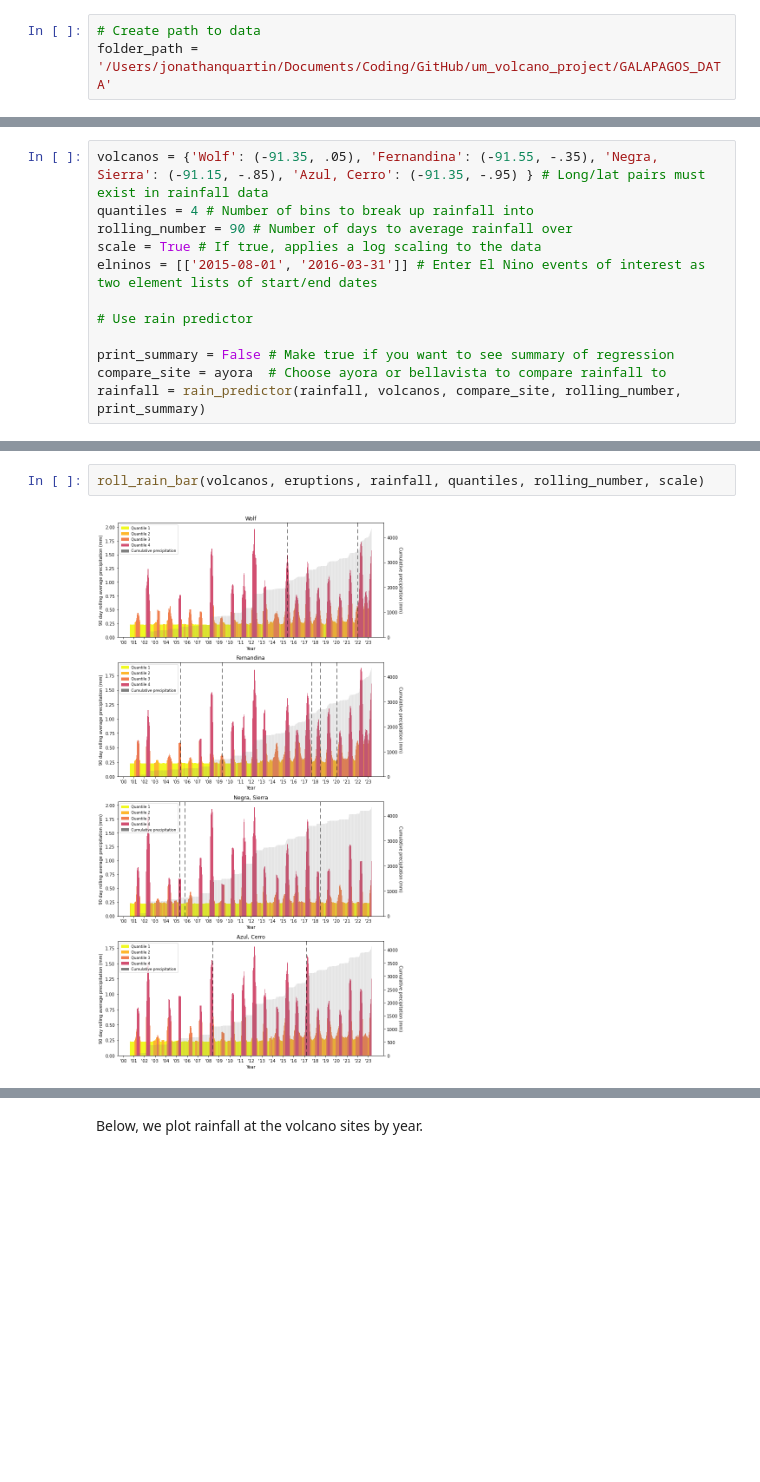
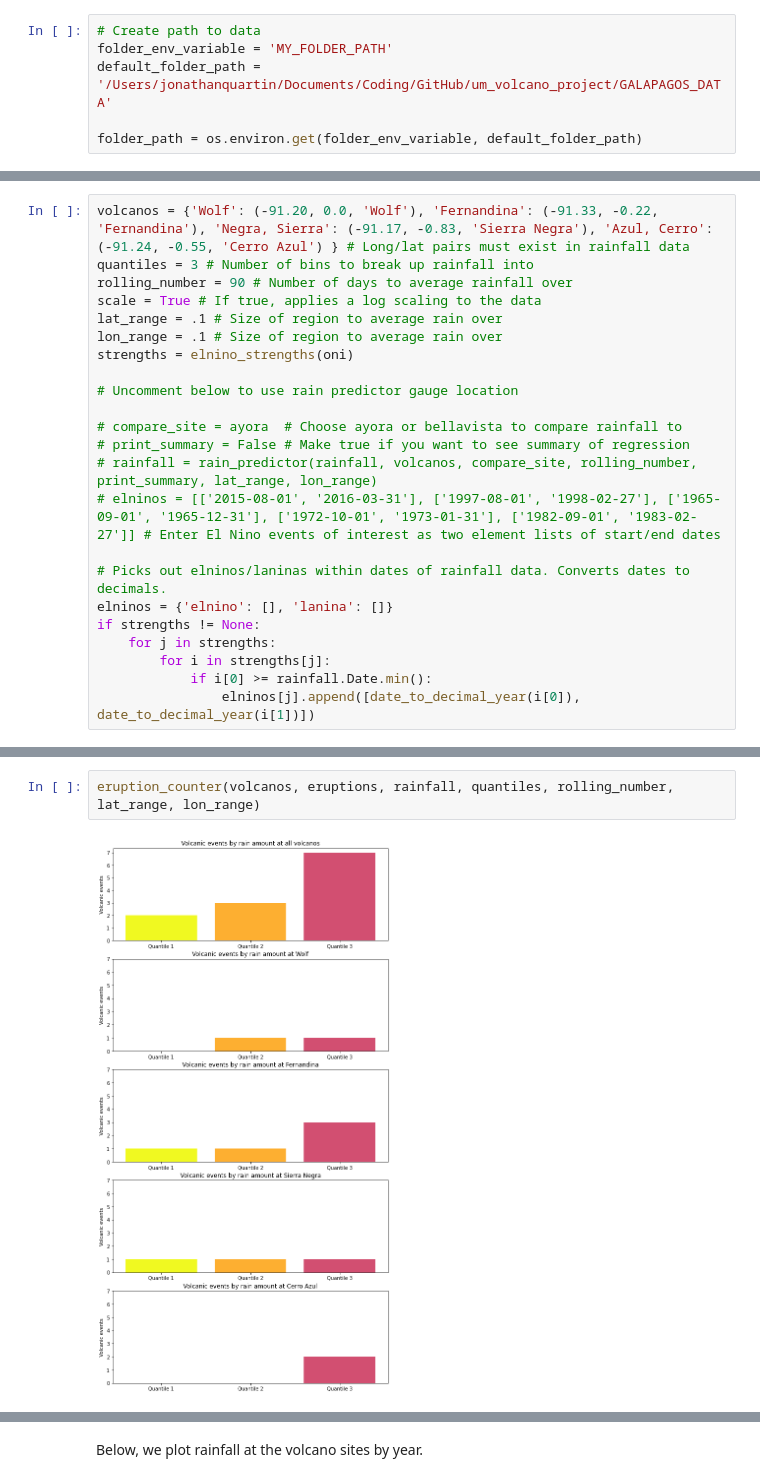
Before and after one commit to jonathan-quartin/um_volcano_project, a Jupyter notebook: plot_data.ipynb, the cells around one changed output, grey strips where cells are left out. Saved outputs shown, nothing was run; the diff lists cells and outputs as text; blank space fills up the shorter version.

```diff
--- a/plot_data.ipynb
+++ b/plot_data.ipynb
@@ -12,6 +12,9 @@ from helper_functions import date_to_decimal_year, roll_rain_bar, eruption_count
 # %%
 # Create path to data
-folder_path = '/Users/jonathanquartin/Documents/Coding/GitHub/um_volcano_project/GALAPAGOS_DATA'
+folder_env_variable = 'MY_FOLDER_PATH'
+default_folder_path = '/Users/jonathanquartin/Documents/Coding/GitHub/um_volcano_project/GALAPAGOS_DATA'
+
+folder_path = os.environ.get(folder_env_variable, default_folder_path)
 # %%
 # Import tables
 eruptions = pd.read_csv(os.path.join(folder_path, "eruptions_galapagos3.csv"))
@@ -26,13 +31,24 @@ Rainfall data must have columns: 'Date', 'Longitude', 'Latitude', 'Precipitation
-# %%
-volcanos = {'Wolf': (-91.35, .05), 'Fernandina': (-91.55, -.35), 'Negra, Sierra': (-91.15, -.85), 'Azul, Cerro': (-91.35, -.95) } # Long/lat pairs must exist in rainfall data
-quantiles = 4 # Number of bins to break up rainfall into
-rolling_number = 90 # Number of days to average rainfall over
-scale = True # If true, applies a log scaling to the data
-elninos = [['2015-08-01', '2016-03-31']] # Enter El Nino events of interest as two element lists of start/end dates
-
-# Use rain predictor
-
-print_summary = False # Make true if you want to see summary of regression
-compare_site = ayora  # Choose ayora or bellavista to compare rainfall to
-rainfall = rain_predictor(rainfall, volcanos, compare_site, rolling_number, print_summary)
+# %%
+volcanos = {'Wolf': (-91.20, 0.0, 'Wolf'), 'Fernandina': (-91.33, -0.22, 'Fernandina'), 'Negra, Sierra': (-91.17, -0.83, 'Sierra Negra'), 'Azul, Cerro': (-91.24, -0.55, 'Cerro Azul') } # Long/lat pairs must exist in rainfall data
+quantiles = 3 # Number of bins to break up rainfall into
+rolling_number = 90 # Number of days to average rainfall over
+scale = True # If true, applies a log scaling to the data
+lat_range = .1 # Size of region to average rain over
+lon_range = .1 # Size of region to average rain over
+strengths = elnino_strengths(oni)
+
+# Uncomment below to use rain predictor gauge location
+
+# compare_site = ayora  # Choose ayora or bellavista to compare rainfall to
+# print_summary = False # Make true if you want to see summary of regression
+# rainfall = rain_predictor(rainfall, volcanos, compare_site, rolling_number, print_summary, lat_range, lon_range)
+# elninos = [['2015-08-01', '2016-03-31'], ['1997-08-01', '1998-02-27'], ['1965-09-01', '1965-12-31'], ['1972-10-01', '1973-01-31'], ['1982-09-01', '1983-02-27']] # Enter El Nino events of interest as two element lists of start/end dates
+
+# Picks out elninos/laninas within dates of rainfall data. Converts dates to decimals.
+elninos = {'elnino': [], 'lanina': []}
+if strengths != None:
+    for j in strengths:
+        for i in strengths[j]:
+            if i[0] >= rainfall.Date.min():
+                elninos[j].append([date_to_decimal_year(i[0]), date_to_decimal_year(i[1])])
 # %% [markdown]
@@ -40,4 +62,4 @@ We look at rolling averages of rainfall at each volcano site. We group dates at
 # %%
-roll_rain_bar(volcanos, eruptions, rainfall, quantiles, rolling_number, scale)
+eruption_counter(volcanos, eruptions, rainfall, quantiles, rolling_number, lat_range, lon_range)
 # %% [output]
-[figure, old version]
+[figure, new version]
```
Also changed, not shown: parts of 11 cells of this notebook, 8 other files.
